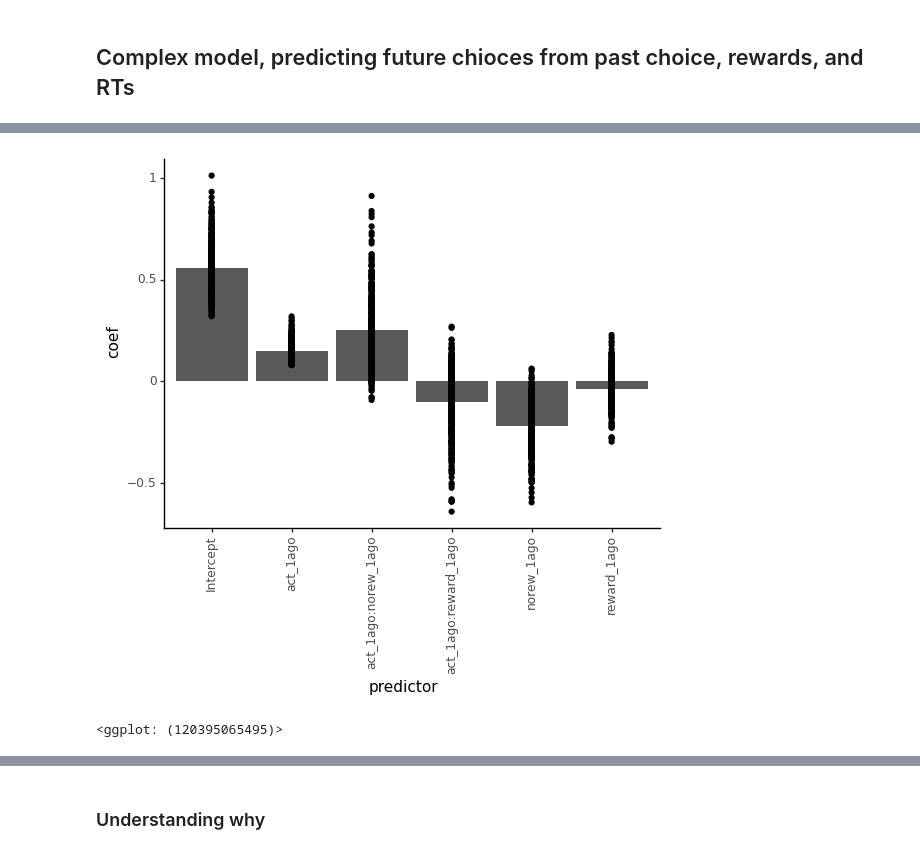
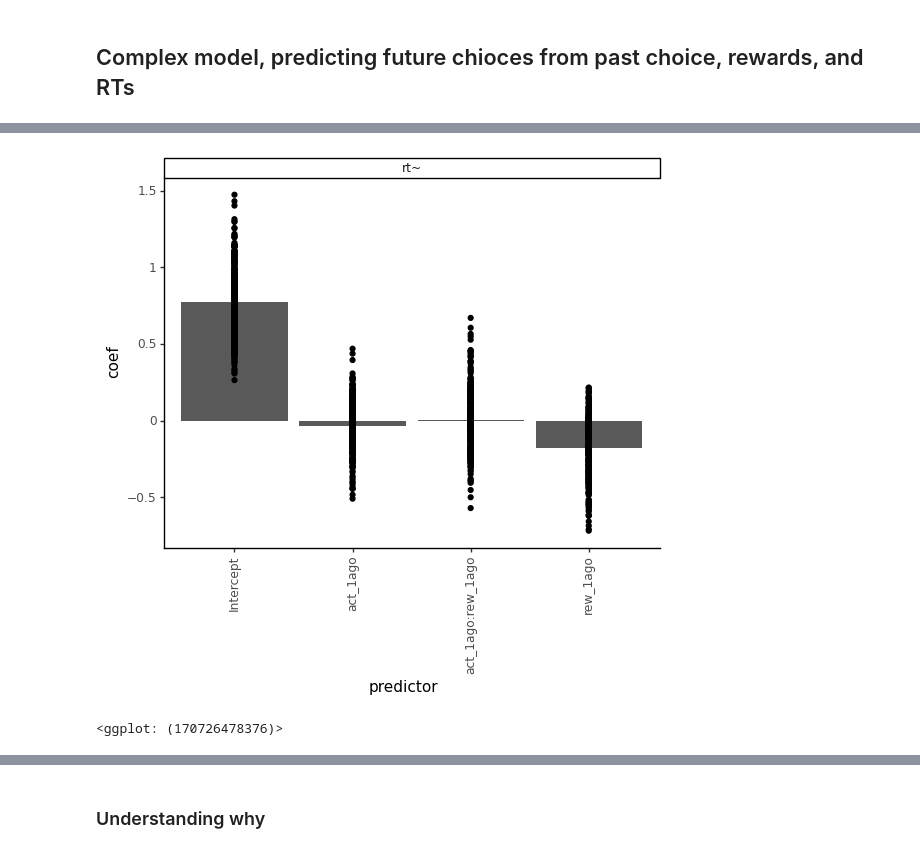
Before and after one commit to MariaEckstein/SLCN, a Jupyter notebook: models/3_RegressionModelsMouseDataSimulatedData.ipynb, the cells around one changed output, grey strips where cells are left out. Cells and saved outputs as stored; diff of their text form; code cells hidden in the pictures.

Commit message:
run regression models for linda

```diff
--- a/models/3_RegressionModelsMouseDataSimulatedData.ipynb
+++ b/models/3_RegressionModelsMouseDataSimulatedData.ipynb
@@ -168,0 +549,9 @@ for sex in np.unique(mean_dat.sex):
+# %%
+for rew12 in ['01', '10']:
+    sub_dat = subj_dat.loc[
+        (subj_dat['agegroup'] == 'Juvenile')
+    ]
+    sub_dat = sub_dat.loc[sub_dat['rew_1&2ago'] == rew12].dropna()
+    sub_dat['meta_n'] = sub_dat['meta'].replace({'1-3': 1, '4-8': 2, '9-11': 3})
+    print('history {}'.format(rew12))
+    print(smf.mixedlm('switch ~ meta_n', data=sub_dat, groups=sub_dat['animal']).fit().summary())
@@ -181,7 +603,7 @@ for n in range(1, 20):
 #     true_dat.loc[true_dat['act_{}ago'.format(n)] == 0, 'stay_{}ago'.format(n)] *= -1  # stay & action==right => 1; stay & action left => -1
 #     true_dat.loc[true_dat['act_{}ago'.format(n)] == 0, 'switch_{}ago'.format(n)] *= -1  # stay & action==right => 1; stay & action left => -1
 
-true_dat.action = 2 * true_dat.action - 1  # left action => -1; right action => +1
+# true_dat.action = 2 * true_dat.action - 1  # left action => -1; right action => +1
 true_dat
 # %% [output]
 |  | action | reward | rt | correct | trial | block | fullID | agegroup | sex | age | ... | ... |
@@ -199,8 +621,8 @@ true_dat
 191500 rows × 115 columns
 # %%
-rt_quartiles = true_dat.rt.quantile([1/4, 1/2, 3/4, 1]).values
-true_dat['rt_quart'] = true_dat.rt.apply(lambda x :
-                                         0 if x < rt_quartiles[0] else
-                                         (1 if x < rt_quartiles[1] else
-                                          (2 if x < rt_quartiles[2] else 3)))
-true_dat
+# rt_quartiles = true_dat.rt.quantile([1/4, 1/2, 3/4, 1]).values
+# true_dat['rt_quart'] = true_dat.rt.apply(lambda x :
+#                                          0 if x < rt_quartiles[0] else
+#                                          (1 if x < rt_quartiles[1] else
+#                                           (2 if x < rt_quartiles[2] else 3)))
+# true_dat
@@ -293,7 +685,7 @@ all_model_results_raw = pd.DataFrame()
 inverse_model_results_raw = pd.DataFrame()
 
 formula = 'action ~ rt * (' + ' + '.join(['reward_{}ago + norew_{}ago'.format(i, i) for i in range(1, 5)]) + ')'
-inv_form = 'rt ~ act_1ago * (reward_1ago + norew_1ago)'
+inv_form = 'rt ~ act_1ago * rew_1ago'
 
 fullIDs = np.unique(true_dat.fullID)
 for i, fullID in enumerate(fullIDs):
@@ -302,18 +694,20 @@ for i, fullID in enumerate(fullIDs):
 
     try:
 #         # Action ~ previous history
-#         mod = smf.logit(formula, sub_dat, ).fit()
+        mod = smf.logit(formula, sub_dat, ).fit()
 
-#         model_results = mod_fit_to_dataframe(mod)
-#         model_results['fullID'] = fullID
+        model_results = mod_fit_to_dataframe(mod)
+        model_results['fullID'] = fullID
+        model_results['model'] = 'action~'
 
-#         all_model_results_raw = pd.concat([all_model_results_raw, model_results], axis=0)
+        all_model_results_raw = pd.concat([all_model_results_raw, model_results], axis=0)
 
         # ITI ~ previous history
         mod = smf.ols(inv_form, sub_dat, ).fit()
 
         model_results = mod_fit_to_dataframe(mod)
         model_results['fullID'] = fullID
+        model_results['model'] = 'rt~'
 
         inverse_model_results_raw = pd.concat([inverse_model_results_raw, model_results], axis=0)
 
@@ -409,11 +995,11 @@ all_model_results[:30]
 # %%
-# TODO: R^2
 g = (gg.ggplot(all_model_results, gg.aes('predictor', 'coef'))
      + gg.stat_summary(geom='bar')
      + gg.geom_point()
      + gg.theme(axis_text_x=gg.element_text(rotation=90, hjust=0.5))
+     + gg.facet_grid('~ model')
     )
 g
 # %% [output]
-[figure, old version]
+[figure, new version]
-<ggplot: (120395065495)>
+<ggplot: (170726478376)>
```
Also changed, not shown: parts of 47 cells of this notebook, 3 other files.
